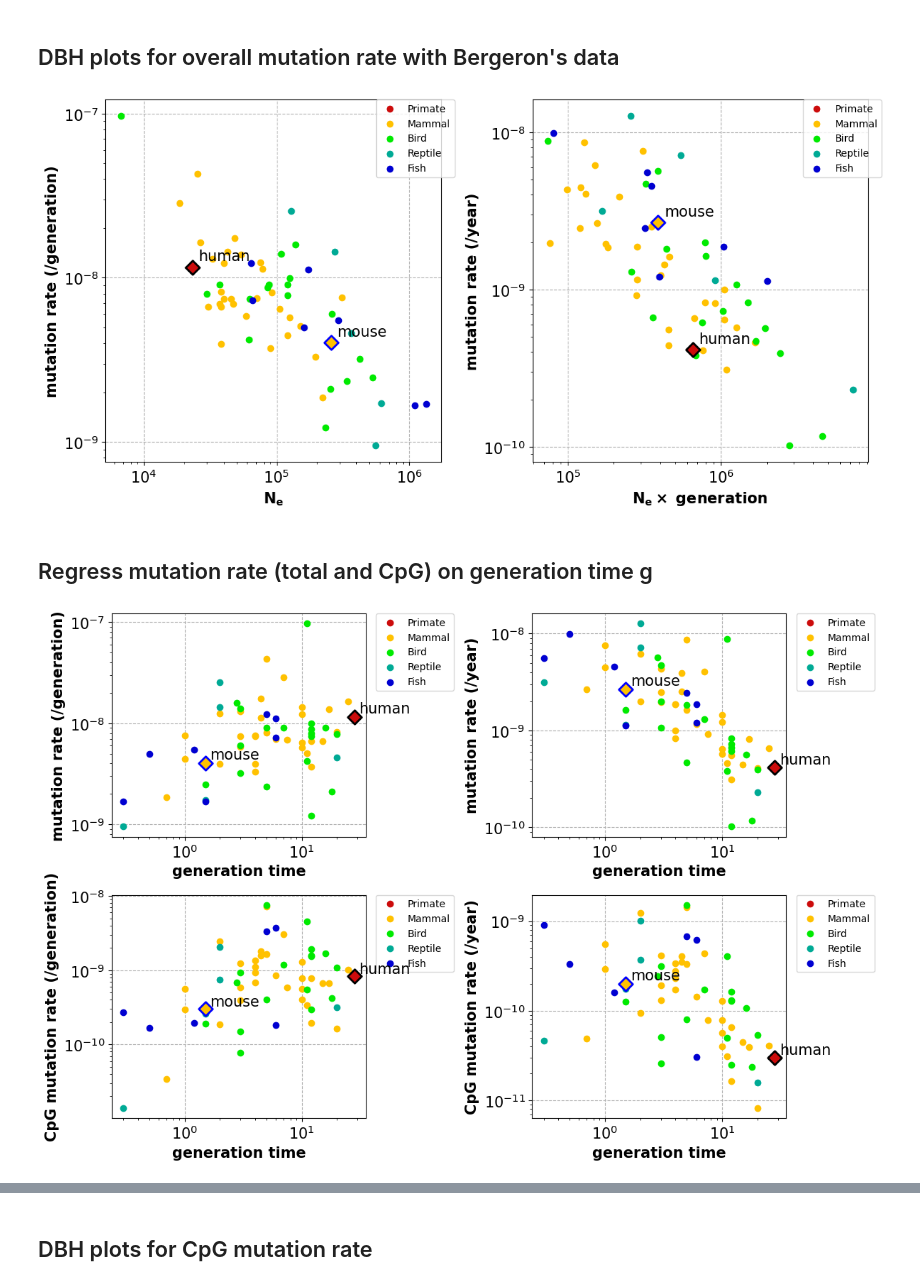
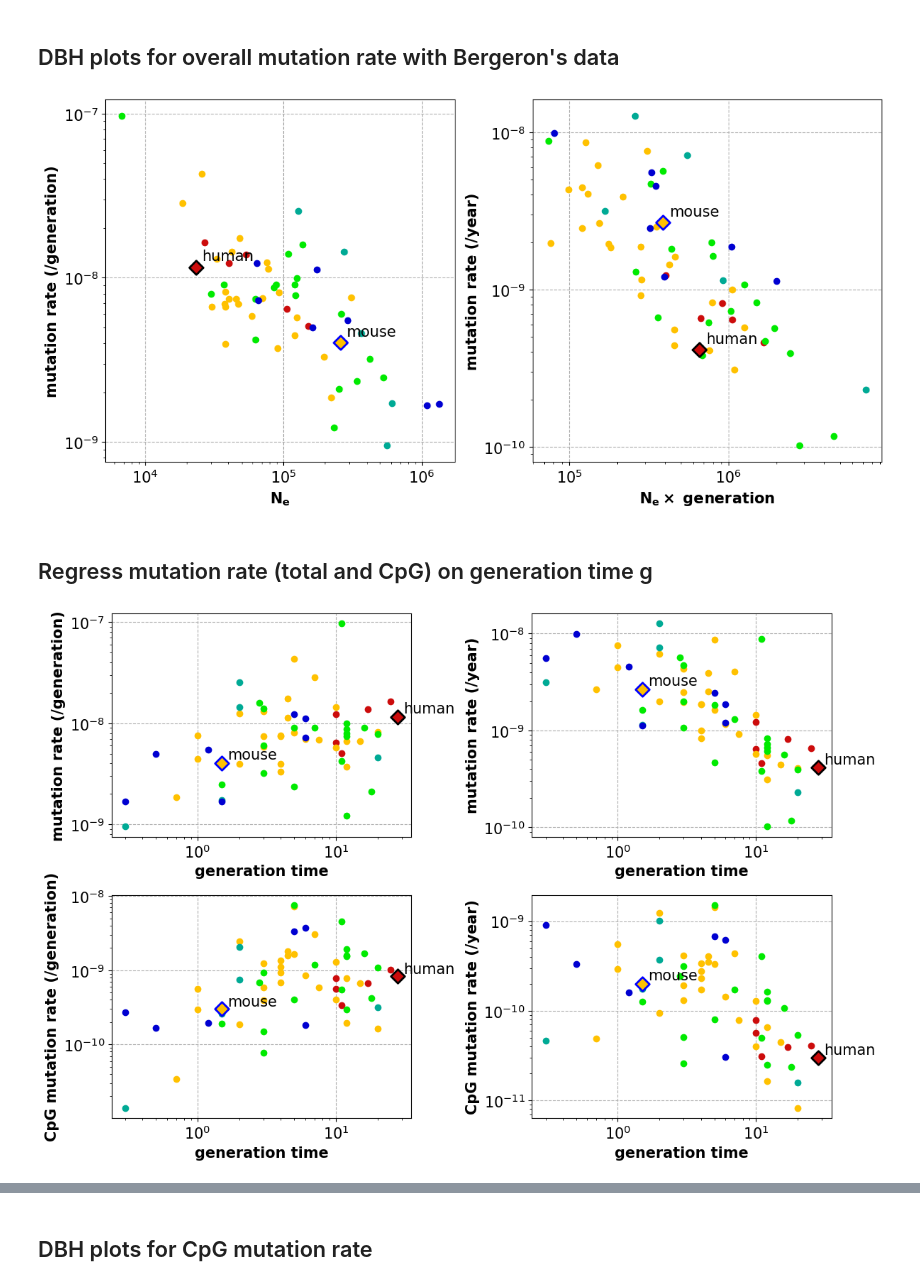
Before and after one commit to harrispopgen/clocklike-DBH, a Jupyter notebook: DBH_bergeron_data.ipynb, the cells around one changed output, grey strips where cells are left out. Drawn from its saved outputs; the diff is of its cells as text; code cells hidden in the pictures.

```diff
--- a/DBH_bergeron_data.ipynb
+++ b/DBH_bergeron_data.ipynb
@@ -95,0 +102,5 @@ after filtering out species with 0 diversity, there are now 62 species
+# %%
+df_merge = merge_wang_bergeron_dfs()
+df_merge.to_csv("./output/csv/df_bergeron_no_ne.csv")
+df_div = calculate_Ne(df_merge)
+df_div.to_csv("./output/csv/df_bergeron_ne.csv")
@@ -107,9 +126,9 @@ def get_color_index(num_groups, group_name_index):
     """Calculate an decimal index between (0.05, 1)"""
     return 1 - (0.05+ (1-0.05) / num_groups * group_name_index)
 
-def plot_dbh_mu_vs_Ne(df, group_name2idx_map, colors, x_df_key, y_df_key, x_ax_label, y_ax_label, ax=None, add_legend=True, label_fontsize=15):
+def plot_regression(df, group_name2idx_map, colors, x_df_key, y_df_key, x_ax_label, y_ax_label, ax=None, label_fontsize=15):
     """
-        helper function to generate DBH plots,
+        helper function to generate relevant regression plots,
         x_df_key: key of the dataframe column plotted on the x-axis (typically Ne or Ne * g),
         y_df_key: key of the dataframe column plotted on the y-axis (typically per-gen or per-year mutation rate),
         x_ax_label: label on the x-axis
@@ -135,14 +154,10 @@ def plot_dbh_mu_vs_Ne(df, group_name2idx_map, colors, x_df_key, y_df_key, x_ax_l
         df_gn = df.loc[df.index[df["group"] == gn]]
         ax.scatter(df_gn[x_df_key], df_gn[y_df_key], color=colors[idx], label=gn)
 
-    if add_legend:
-        ax.legend(bbox_to_anchor=(1.04, 1), borderaxespad=0)
     ax.set_xscale("log")
     ax.set_yscale("log")
 
-    # xlabel = r"$\bf{N_e}$" if x_ax_label == "Ne" else r"$\bf{N_e} \times$ generation time"
     ax.set_xlabel(x_ax_label, fontsize=label_fontsize, weight="bold")
-    # ax.set_ylabel(f"mutation rate (/{y_ax_label})", fontsize=label_fontsize, weight="bold")
     ax.set_ylabel(y_ax_label, fontsize=label_fontsize, weight="bold")
     ax.tick_params(axis='both', which='major', labelsize=label_fontsize)
 
@@ -165,30 +180,31 @@ colors = [cmap(get_color_index(num_groups, i)) for i in range(num_groups)]
 # %% [markdown]
 ## DBH plots for overall mutation rate with Bergeron's data
 # %%
-def generate_dbh_plot_overall_mutation_rate():
+def generate_dbh_plot_overall_mutation_rate(df, group_name2idx_map):
     fig, ax = plt.subplots(1, 2, figsize=(12,6))
     x1_label, y1_label = r"$\bf{N_e}$", "mutation rate (/generation)"
-    plot_dbh_mu_vs_Ne(df_final, vertebrate_group_name2idx_map, colors, "Ne", "u_gen_non_modeled", x1_label, y1_label, ax=ax[0])
+    plot_regression(df, group_name2idx_map, colors, "Ne", "u_gen_non_modeled", x1_label, y1_label, ax=ax[0])
     x2_label, y2_label = r"$\bf{N_e} \times$ generation", "mutation rate (/year)"
-    plot_dbh_mu_vs_Ne(df_final, vertebrate_group_name2idx_map, colors, "Ne*g", "u_year_non_modeled", x2_label, y2_label, ax=ax[1])
-generate_dbh_plot_overall_mutation_rate()
+    plot_regression(df, group_name2idx_map, colors, "Ne*g", "u_year_non_modeled", x2_label, y2_label, ax=ax[1])
+generate_dbh_plot_overall_mutation_rate(df_div, vertebrate_group_name2idx_map)
 # %% [output]
-[figure, old version]
+[figure, new version]
 # %% [markdown]
 ## Regress mutation rate (total and CpG) on generation time g
 # %%
-def generate_mu_vs_g_plots():
+def generate_mu_vs_g_plots(df, group_name2idx_map):
     fig, ax = plt.subplots(2, 2, figsize=(12,8))
     x1_label, y1_label = "generation time", "mutation rate (/generation)"
-    plot_dbh_mu_vs_Ne(df_final, vertebrate_group_name2idx_map, colors, "gen_time", "u_gen_non_modeled", x1_label, y1_label, ax=ax[0,0])
+    plot_regression(df, group_name2idx_map, colors, "gen_time", "u_gen_non_modeled", x1_label, y1_label, ax=ax[0,0])
     x2_label, y2_label = "generation time", "mutation rate (/year)"
-    plot_dbh_mu_vs_Ne(df_final, vertebrate_group_name2idx_map, colors, "gen_time", "u_year_non_modeled", x2_label, y2_label, ax=ax[0,1])
+    plot_regression(df, group_name2idx_map, colors, "gen_time", "u_year_non_modeled", x2_label, y2_label, ax=ax[0,1])
 
     # CpG mutation rate
     x3_label, y3_label = "generation time", "CpG mutation rate (/generation)"
-    plot_dbh_mu_vs_Ne(df_final, vertebrate_group_name2idx_map, colors, "gen_time", "u_CpG_gen_non_modeled", x3_label, y3_label, ax=ax[1,0])
+    plot_regression(df, group_name2idx_map, colors, "gen_time", "u_CpG_gen_non_modeled", x3_label, y3_label, ax=ax[1,0])
     x4_label, y4_label = "generation time", "CpG mutation rate (/year)"
-    plot_dbh_mu_vs_Ne(df_final, vertebrate_group_name2idx_map, colors, "gen_time", "u_CpG_year_non_modeled", x4_label, y4_label, ax=ax[1,1])
-generate_mu_vs_g_plots()
+    plot_regression(df, group_name2idx_map, colors, "gen_time", "u_CpG_year_non_modeled", x4_label, y4_label, ax=ax[1,1])
+
+generate_mu_vs_g_plots(df_div, vertebrate_group_name2idx_map)
 # %% [output]
-[figure, old version]
+[figure, new version]
```
Also changed, not shown: parts of 5 cells of this notebook.
